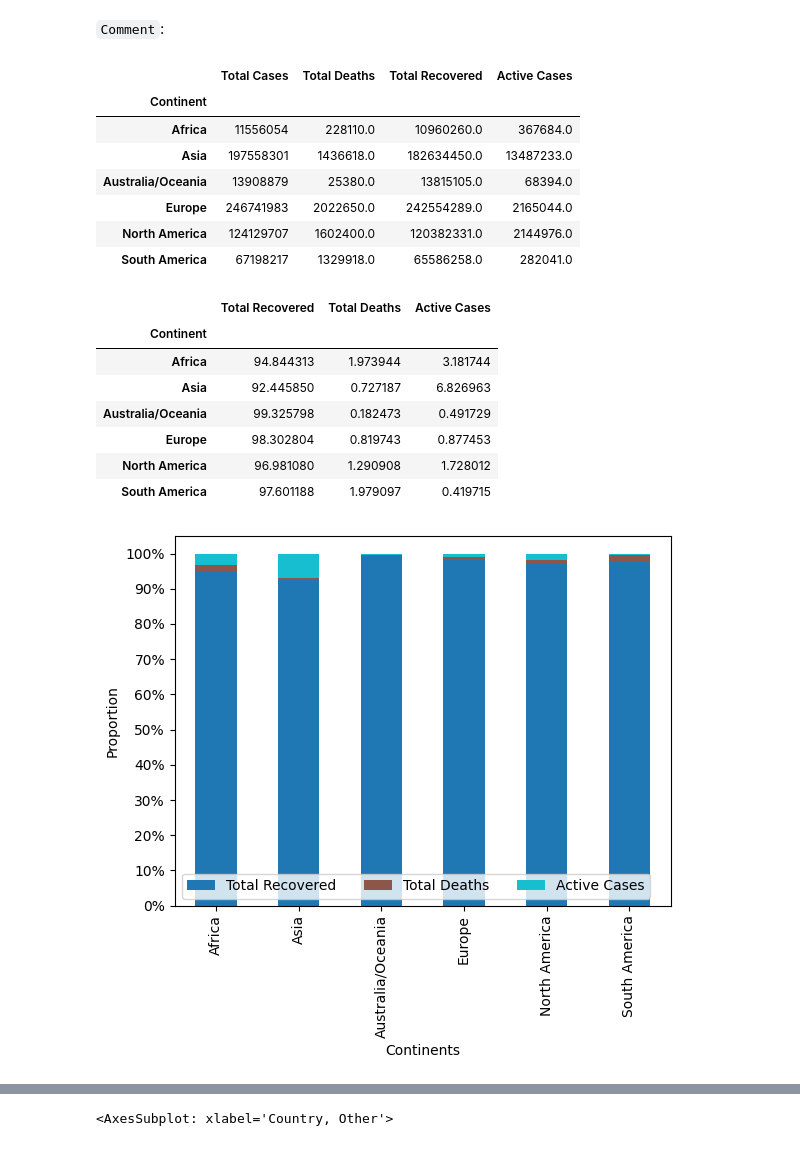
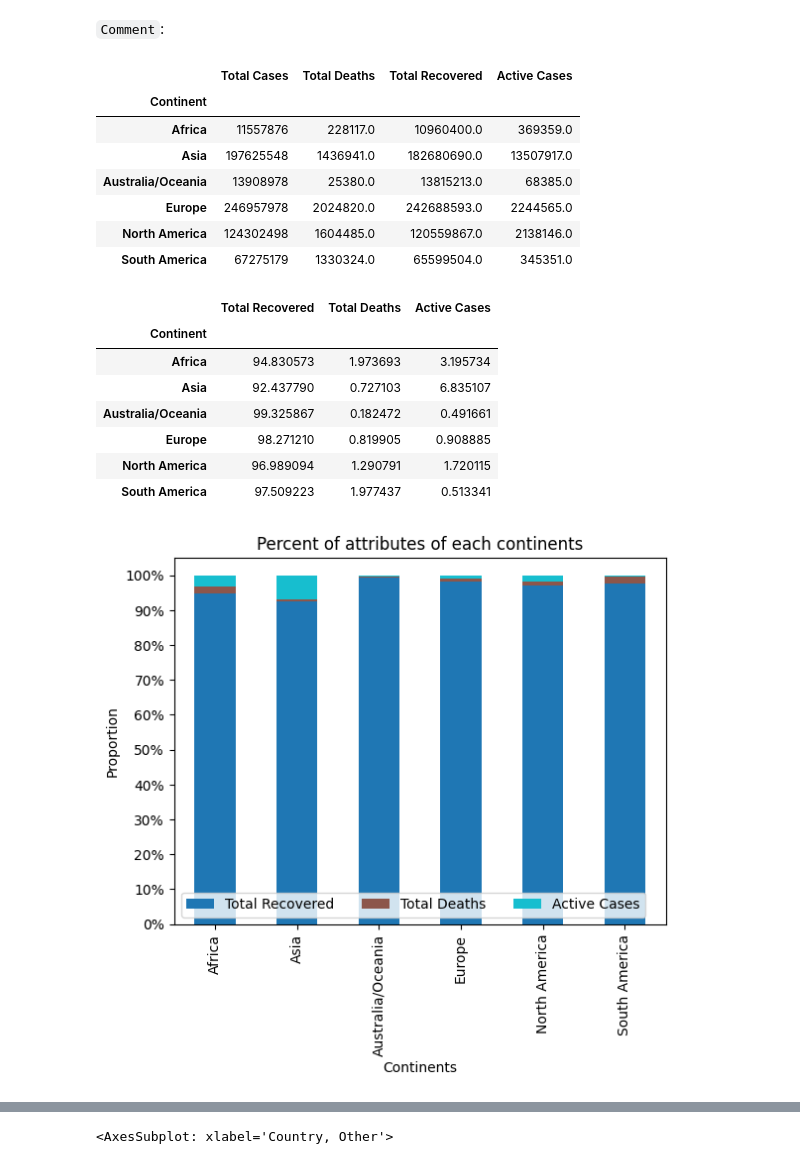
Before and after one commit to TQ-Ba0/Data-Vis, a Jupyter notebook: lab1/Data-Vis.ipynb, the cells around one changed output, grey strips where cells are left out. Drawn from its saved outputs; the diff is of its cells as text; code cells hidden in the pictures.

```diff
--- a/lab1/Data-Vis.ipynb
+++ b/lab1/Data-Vis.ipynb
@@ -14,10 +14,9 @@ import seaborn as sns
 # %% [markdown]
 ## Read data from CSV file
 # %%
-df = pd.read_csv("2023-02-16.csv")
+df = pd.read_csv("2023-02-20.csv")
 # df = pd.read_csv(f"{date.today()}.csv")
 df = df.drop(df.columns[0], axis=1)
-# df = df.astype({df.columns[i]:'Int64' for i in range(1,len(columns)-1)})
 df
 # %% [output]
 |  | Country, Other | Total Cases | Total Deaths | Total Recovered | Active Cases | Serious, Critical | 1M pop | ... |
@@ -153,43 +175,44 @@ fig.show()
 # %% [markdown]
 `Comment`:
 # %%
-# continent need to be dropna before calculating, it makes sure that sum of percentage is 100%
+# Continent need to be dropna before calculating, it makes sure that sum of percentage is 100%
 Continent = df[['Total Cases','Total Deaths','Total Recovered','Active Cases','Continent']]
 Continent = Continent.dropna().groupby('Continent').sum()#.astype(int)
 Continent
 # %% [output]
 |  | Total Cases | Total Deaths | Total Recovered | Active Cases |
 | Continent |  |  |  |  |
-| Africa | 11556054 | 228110.0 | 10960260.0 | 367684.0 |
-| Asia | 197558301 | 1436618.0 | 182634450.0 | 13487233.0 |
-| Australia/Oceania | 13908879 | 25380.0 | 13815105.0 | 68394.0 |
-| Europe | 246741983 | 2022650.0 | 242554289.0 | 2165044.0 |
-| North America | 124129707 | 1602400.0 | 120382331.0 | 2144976.0 |
-| South America | 67198217 | 1329918.0 | 65586258.0 | 282041.0 |
+| Africa | 11557876 | 228117.0 | 10960400.0 | 369359.0 |
+| Asia | 197625548 | 1436941.0 | 182680690.0 | 13507917.0 |
+| Australia/Oceania | 13908978 | 25380.0 | 13815213.0 | 68385.0 |
+| Europe | 246957978 | 2024820.0 | 242688593.0 | 2244565.0 |
+| North America | 124302498 | 1604485.0 | 120559867.0 | 2138146.0 |
+| South America | 67275179 | 1330324.0 | 65599504.0 | 345351.0 |
 # %%
 percent_continent = Continent[['Total Recovered','Total Deaths','Active Cases']].div(Continent['Total Cases'], 0)*100
 percent_continent
 # %% [output]
 |  | Total Recovered | Total Deaths | Active Cases |
 | Continent |  |  |  |
-| Africa | 94.844313 | 1.973944 | 3.181744 |
-| Asia | 92.445850 | 0.727187 | 6.826963 |
-| Australia/Oceania | 99.325798 | 0.182473 | 0.491729 |
-| Europe | 98.302804 | 0.819743 | 0.877453 |
-| North America | 96.981080 | 1.290908 | 1.728012 |
-| South America | 97.601188 | 1.979097 | 0.419715 |
+| Africa | 94.830573 | 1.973693 | 3.195734 |
+| Asia | 92.437790 | 0.727103 | 6.835107 |
+| Australia/Oceania | 99.325867 | 0.182472 | 0.491661 |
+| Europe | 98.271210 | 0.819905 | 0.908885 |
+| North America | 96.989094 | 1.290791 | 1.720115 |
+| South America | 97.509223 | 1.977437 | 0.513341 |
 # %%
 from matplotlib.ticker import FormatStrFormatter
 
 percent_continent.plot(kind='bar', stacked=True, colormap='tab10')
 
+plt.title('Percent of attributes of each continents')
 plt.legend(ncol=3)
 plt.xlabel("Continents")
 plt.ylabel("Proportion")
 plt.yticks(range(0,101,10))
-plt.gca().yaxis.set_major_formatter(FormatStrFormatter('%d%%'))
+plt.gca().yaxis.set_major_formatter(FormatStrFormatter('%d%%'))# add unit %
 plt.show()
 # %% [output]
-[figure, old version]
+[figure, new version]
 # %% [markdown]
 `Comment:`
```
Also changed, not shown: parts of 67 cells of this notebook, 5 other files.
